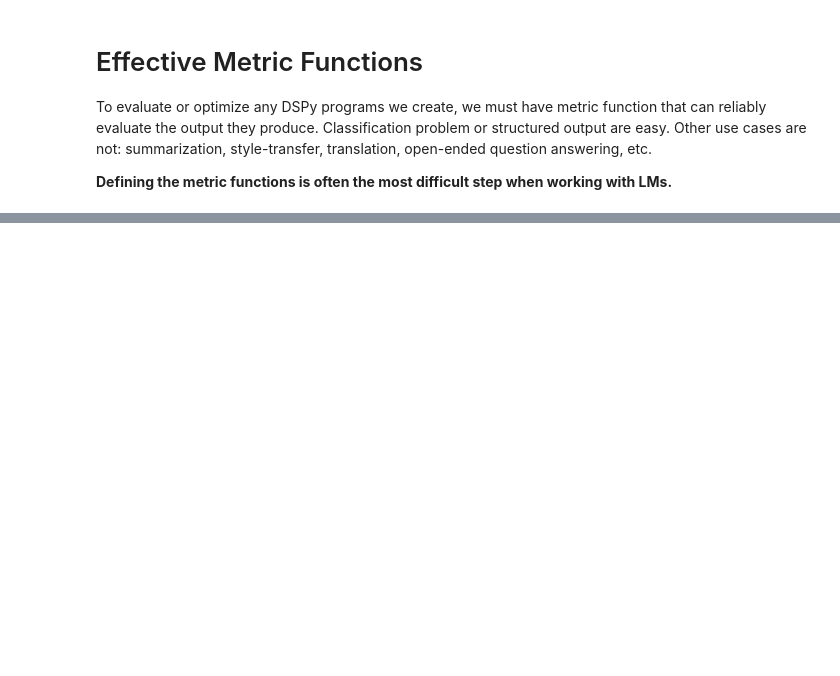
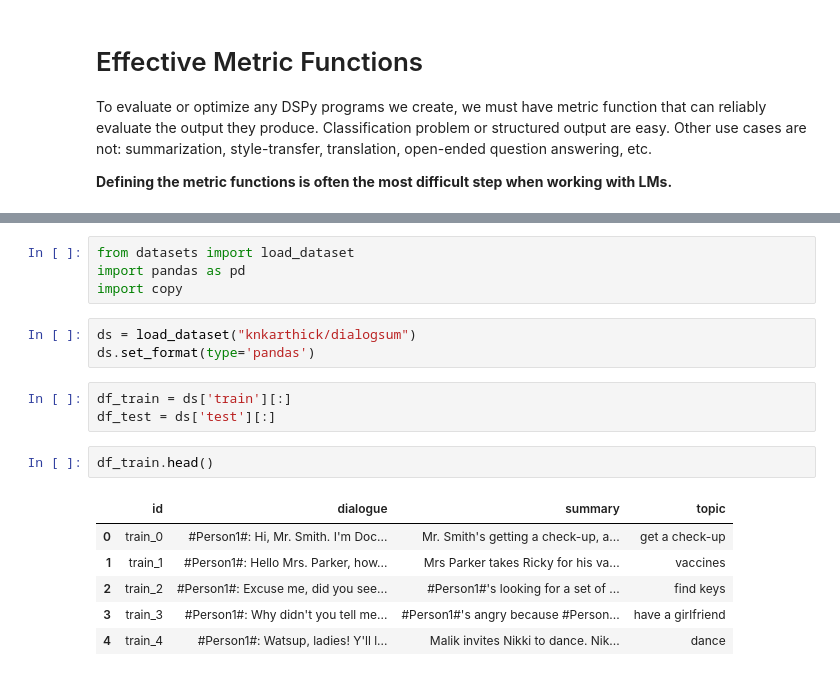
Before and after one commit to CuriousDima/ai, a Jupyter notebook: tools/dspy/Evaluation.ipynb, the cells around one changed output, grey strips where cells are left out. Drawn from its saved outputs; the diff is of its cells as text; blank space fills up the shorter version.

```diff
--- a/tools/dspy/Evaluation.ipynb
+++ b/tools/dspy/Evaluation.ipynb
@@ -271,0 +281,19 @@ __Defining the metric functions is often the most difficult step when working wi
+# %%
+from datasets import load_dataset
+import pandas as pd
+import copy
+# %%
+ds = load_dataset("knkarthick/dialogsum")
+ds.set_format(type='pandas')
+# %%
+df_train = ds['train'][:]
+df_test = ds['test'][:]
+# %%
+df_train.head()
+# %% [output]
+|  | id | dialogue | summary | topic |
+| 0 | train_0 | #Person1#: Hi, Mr. Smith. I'm Doc... | Mr. Smith's getting a check-up, a... | get a check-up |
+| 1 | train_1 | #Person1#: Hello Mrs. Parker, how... | Mrs Parker takes Ricky for his va... | vaccines |
+| 2 | train_2 | #Person1#: Excuse me, did you see... | #Person1#'s looking for a set of ... | find keys |
+| 3 | train_3 | #Person1#: Why didn't you tell me... | #Person1#'s angry because #Person... | have a girlfriend |
+| 4 | train_4 | #Person1#: Watsup, ladies! Y'll l... | Malik invites Nikki to dance. Nik... | dance |
```
Also changed, not shown: parts of 33 cells of this notebook.
